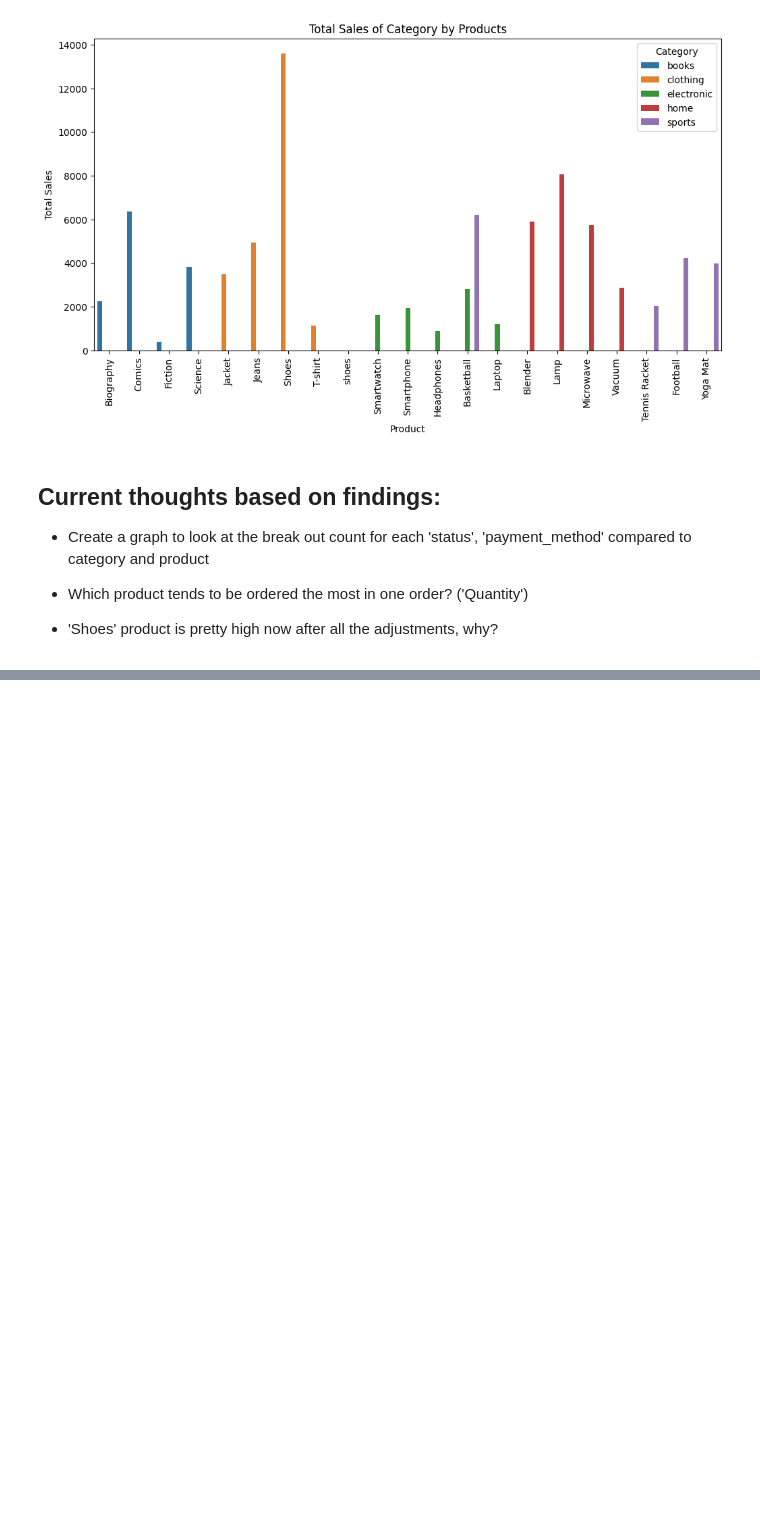
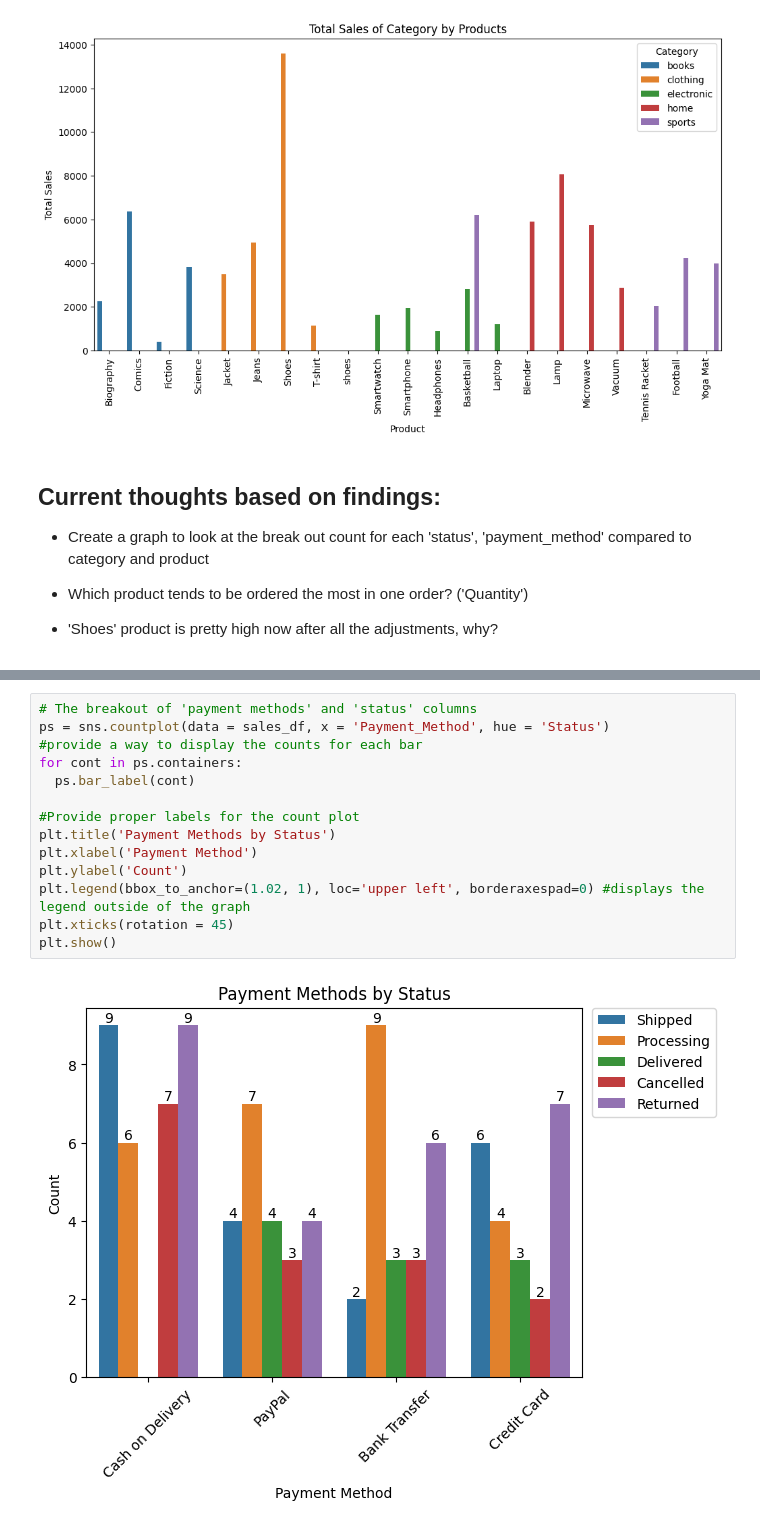
Before and after one commit to anaisrcast/Data-Science-Practice, a Jupyter notebook: Practice/SalesData.ipynb, the cells around one changed output, grey strips where cells are left out. Saved outputs shown, nothing was run; the diff lists cells and outputs as text; blank space fills up the shorter version.

```diff
--- a/Practice/SalesData.ipynb
+++ b/Practice/SalesData.ipynb
@@ -542,0 +550,16 @@ plt.show()
+# %%
+# The breakout of 'payment methods' and 'status' columns
+ps = sns.countplot(data = sales_df, x = 'Payment_Method', hue = 'Status')
+#provide a way to display the counts for each bar
+for cont in ps.containers:
+  ps.bar_label(cont)
+
+#Provide proper labels for the count plot
+plt.title('Payment Methods by Status')
+plt.xlabel('Payment Method')
+plt.ylabel('Count')
+plt.legend(bbox_to_anchor=(1.02, 1), loc='upper left', borderaxespad=0) #displays the legend outside of the graph
+plt.xticks(rotation = 45)
+plt.show()
+# %% [output]
+[figure, added]
```
Also changed, not shown: parts of 3 cells of this notebook.
